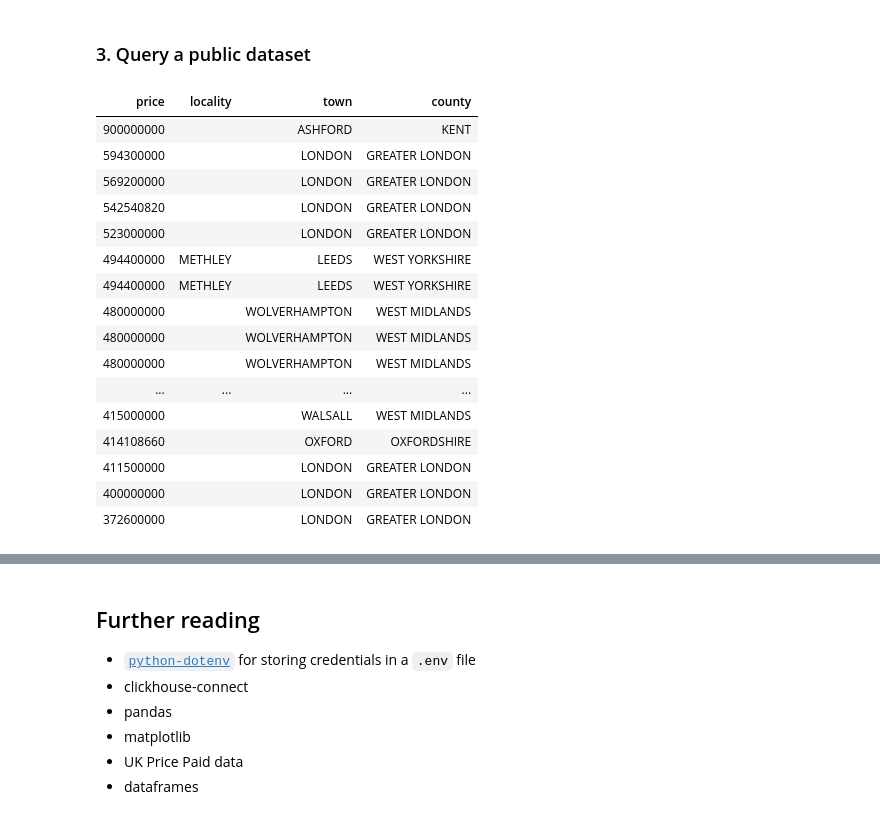
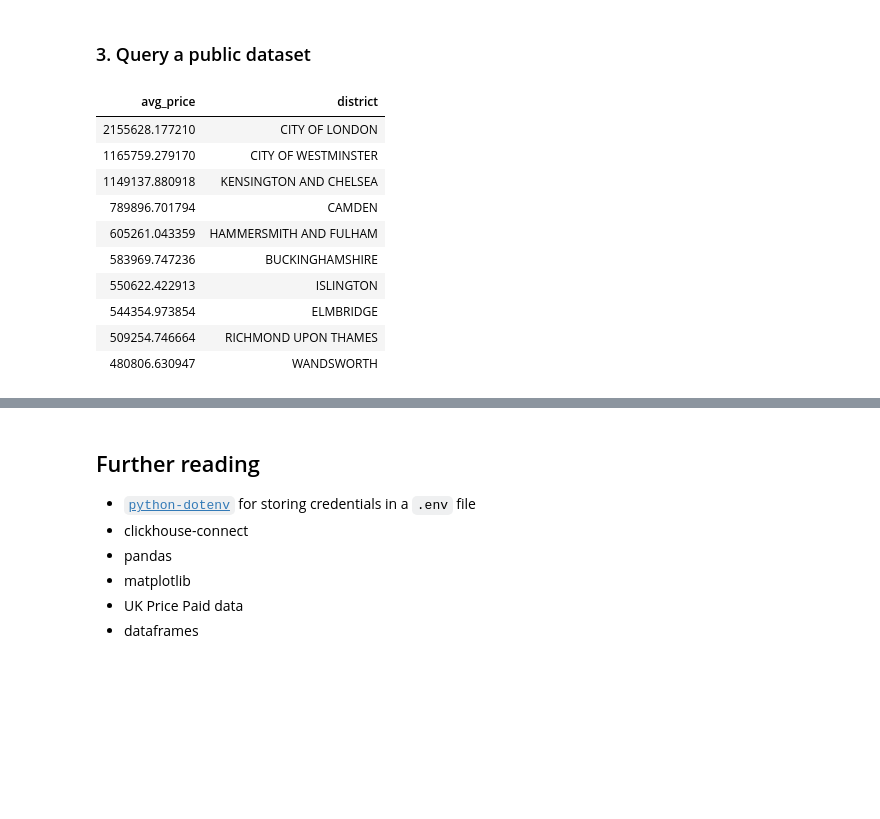
Before and after one commit to DanRoscigno/Jupyter-lab-notes, a Jupyter notebook: notebooks/UK_price_paid.ipynb, the cells around one changed output, grey strips where cells are left out. Drawn from its saved outputs; the diff is of its cells as text; code cells hidden in the pictures; blank space fills up the shorter version.

```diff
--- a/notebooks/UK_price_paid.ipynb
+++ b/notebooks/UK_price_paid.ipynb
@@ -54,30 +54,23 @@ client = clickhouse_connect.get_client(
 # %% [markdown]
 ### 3. Query a public dataset
 # %%
-uk_prices = """select price, locality, town, county from default.uk_price_paid ORDER BY price DESC LIMIT 20"""
+uk_prices = """select AVG(price) AS avg_price, district from default.uk_price_paid group BY district ORDER BY avg_price DESC LIMIT 10"""
 result = client.query(uk_prices)
 df = pd.DataFrame(result.result_set,
-                  columns=['price',
-                     'locality',
-                     'town',
-                     'county'])
+                  columns=['avg_price',
+                           'district',
+                          ])
 df.style.hide(axis='index')
 # %% [output]
-| price | locality | town | county |
-| 900000000 |  | ASHFORD | KENT |
-| 594300000 |  | LONDON | GREATER LONDON |
-| 569200000 |  | LONDON | GREATER LONDON |
-| 542540820 |  | LONDON | GREATER LONDON |
-| 523000000 |  | LONDON | GREATER LONDON |
-| 494400000 | METHLEY | LEEDS | WEST YORKSHIRE |
-| 494400000 | METHLEY | LEEDS | WEST YORKSHIRE |
-| 480000000 |  | WOLVERHAMPTON | WEST MIDLANDS |
-| 480000000 |  | WOLVERHAMPTON | WEST MIDLANDS |
-| 480000000 |  | WOLVERHAMPTON | WEST MIDLANDS |
-| ... | ... | ... | ... |
-| 415000000 |  | WALSALL | WEST MIDLANDS |
-| 414108660 |  | OXFORD | OXFORDSHIRE |
-| 411500000 |  | LONDON | GREATER LONDON |
-| 400000000 |  | LONDON | GREATER LONDON |
-| 372600000 |  | LONDON | GREATER LONDON |
+| avg_price | district |
+| 2155628.177210 | CITY OF LONDON |
+| 1165759.279170 | CITY OF WESTMINSTER |
+| 1149137.880918 | KENSINGTON AND CHELSEA |
+| 789896.701794 | CAMDEN |
+| 605261.043359 | HAMMERSMITH AND FULHAM |
+| 583969.747236 | BUCKINGHAMSHIRE |
+| 550622.422913 | ISLINGTON |
+| 544354.973854 | ELMBRIDGE |
+| 509254.746664 | RICHMOND UPON THAMES |
+| 480806.630947 | WANDSWORTH |
 # %%
```
Also changed, not shown: parts of 2 cells of this notebook.
